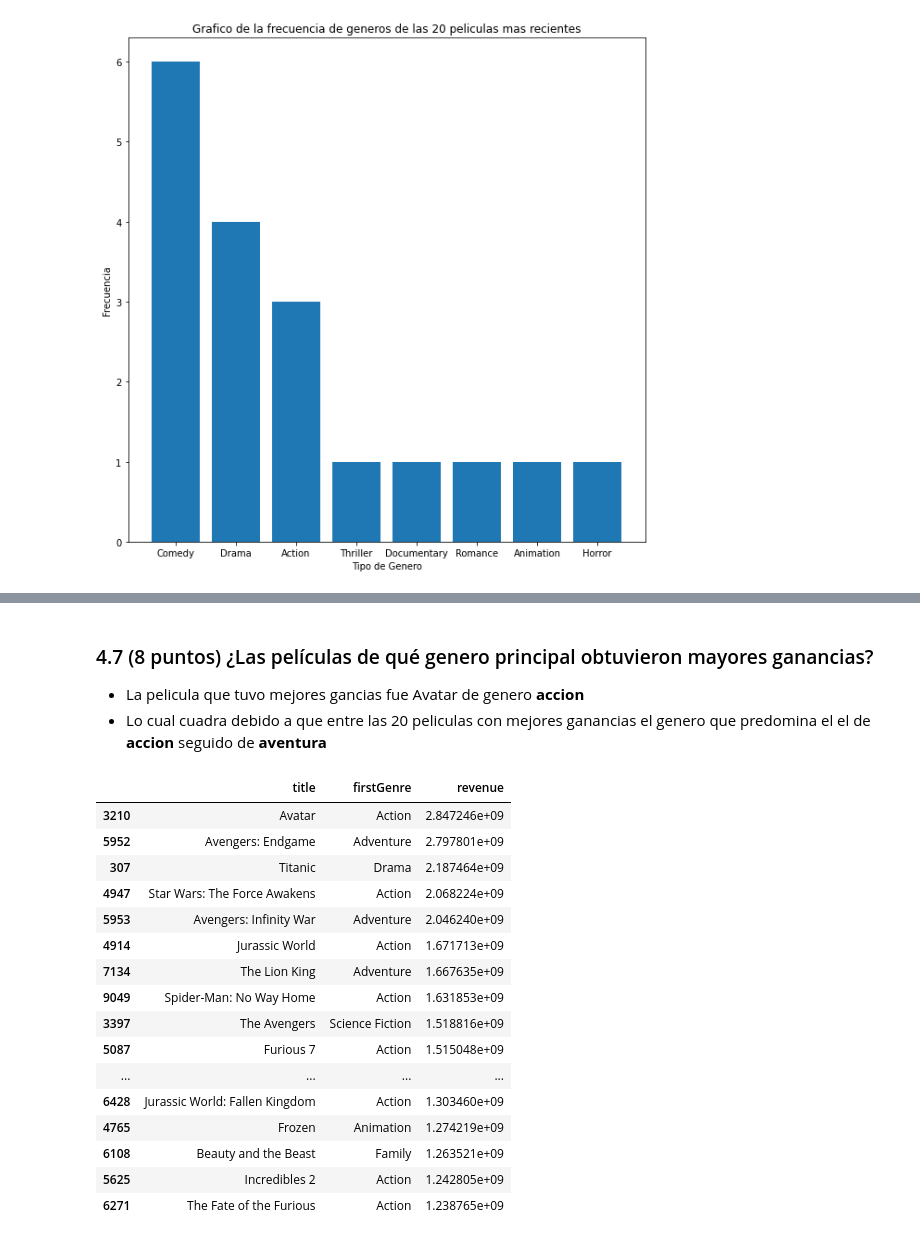
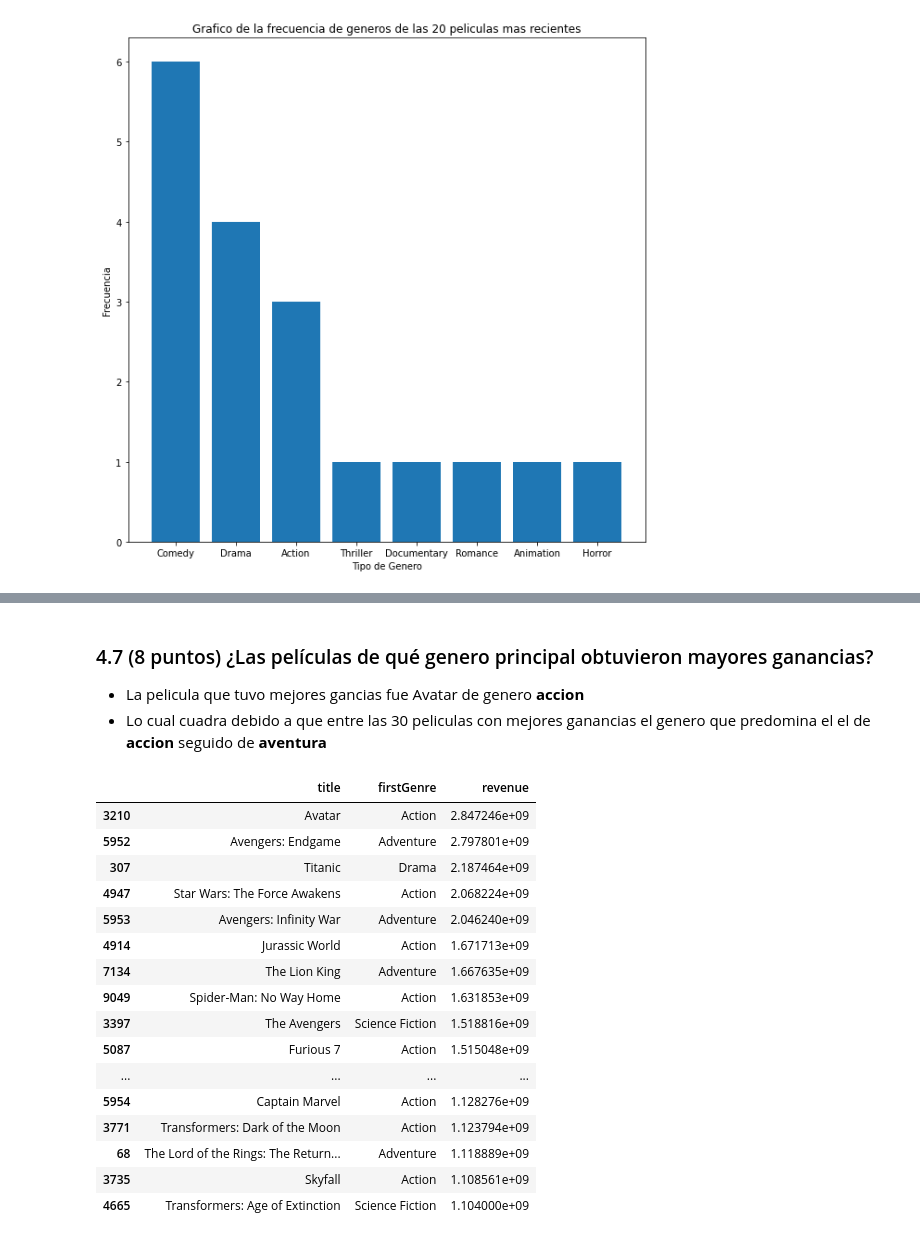
Before and after one commit to raulangelj/HT1_ANALISIS_EXPLORATORIO, a Jupyter notebook: HT1_ANALISIS_EXPLORATORIO.ipynb, the cells around one changed output, grey strips where cells are left out. Drawn from its saved outputs; the diff is of its cells as text; code cells hidden in the pictures.

```diff
--- a/HT1_ANALISIS_EXPLORATORIO.ipynb
+++ b/HT1_ANALISIS_EXPLORATORIO.ipynb
@@ -332,6 +332,8 @@ plt.show()
 [figure]
 # %% [markdown]
 ### castWomenAmount
+# %%
+movies['castWomenAmount'] = movies['castWomenAmount'].apply(lambda x: int(x) if str.isdigit(x) and int(x) < 500  else 0)
 # %%
 plt.hist(x = movies.castWomenAmount.dropna(), color = '#F2AB6D', rwidth=1)
 plt.title('Histograma de la variable castWomenAmount')
@@ -348,5 +351,7 @@ plt.show()
 # %% [markdown]
 ### castMenAmount
+# %%
+movies['castMenAmount'] = movies['castMenAmount'].apply(lambda x: int(x) if str.isdigit(x) and int(x) < 500  else 0)
 # %%
 plt.hist(x = movies.castMenAmount.dropna(), color = '#F2AB6D', rwidth=1)
 plt.title('Histograma de la variable castMenAmount')
@@ -502,3 +509,5 @@ plt.title('Grafico de la frecuencia de generos de las 20 peliculas mas recientes
 plt.show()
 # %% [output]
 [figure]
+# %%
+movies['firstGenre'] = movies['genres'].str.split('|', n=-1).str[0]
@@ -506,28 +545,28 @@ plt.show()
 ### 4.7 (8 puntos) ¿Las películas de qué genero principal obtuvieron mayores ganancias?
 
 - La pelicula que tuvo mejores gancias fue Avatar de genero **accion**
-- Lo cual cuadra debido a que entre las 20 peliculas con mejores ganancias el genero que predomina el el de **accion** seguido de **aventura**
+- Lo cual cuadra debido a que entre las 30 peliculas con mejores ganancias el genero que predomina el el de **accion** seguido de **aventura**
 # %%
-moreRevenue = movies.sort_values('revenue', ascending=False)[['title', 'firstGenre', 'revenue']].head(20)
+moreRevenue = movies.sort_values('revenue', ascending=False)[['title', 'firstGenre', 'revenue']].head(30)
 moreRevenue
 # %% [output]
 |  | title | firstGenre | revenue |
 | 3210 | Avatar | Action | 2.847246e+09 |
 | 5952 | Avengers: Endgame | Adventure | 2.797801e+09 |
 | 307 | Titanic | Drama | 2.187464e+09 |
 | 4947 | Star Wars: The Force Awakens | Action | 2.068224e+09 |
 | 5953 | Avengers: Infinity War | Adventure | 2.046240e+09 |
 | 4914 | Jurassic World | Action | 1.671713e+09 |
 | 7134 | The Lion King | Adventure | 1.667635e+09 |
 | 9049 | Spider-Man: No Way Home | Action | 1.631853e+09 |
 | 3397 | The Avengers | Science Fiction | 1.518816e+09 |
 | 5087 | Furious 7 | Action | 1.515048e+09 |
 | ... | ... | ... | ... |
-| 6428 | Jurassic World: Fallen Kingdom | Action | 1.303460e+09 |
-| 4765 | Frozen | Animation | 1.274219e+09 |
-| 6108 | Beauty and the Beast | Family | 1.263521e+09 |
-| 5625 | Incredibles 2 | Action | 1.242805e+09 |
-| 6271 | The Fate of the Furious | Action | 1.238765e+09 |
+| 5954 | Captain Marvel | Action | 1.128276e+09 |
+| 3771 | Transformers: Dark of the Moon | Action | 1.123794e+09 |
+| 68 | The Lord of the Rings: The Return... | Adventure | 1.118889e+09 |
+| 3735 | Skyfall | Action | 1.108561e+09 |
+| 4665 | Transformers: Age of Extinction | Science Fiction | 1.104000e+09 |
 # %%
 moreRevenue.firstGenre.value_counts()
 # %% [output]
```
Also changed, not shown: parts of 23 cells of this notebook.
